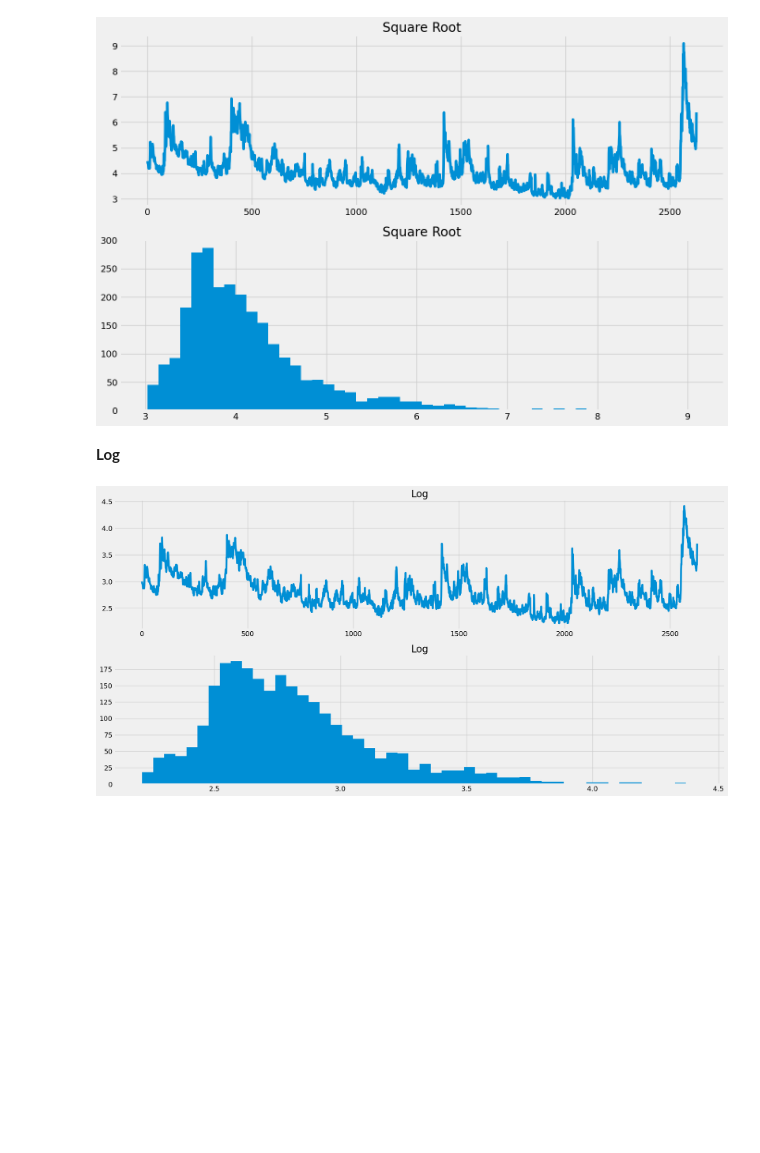
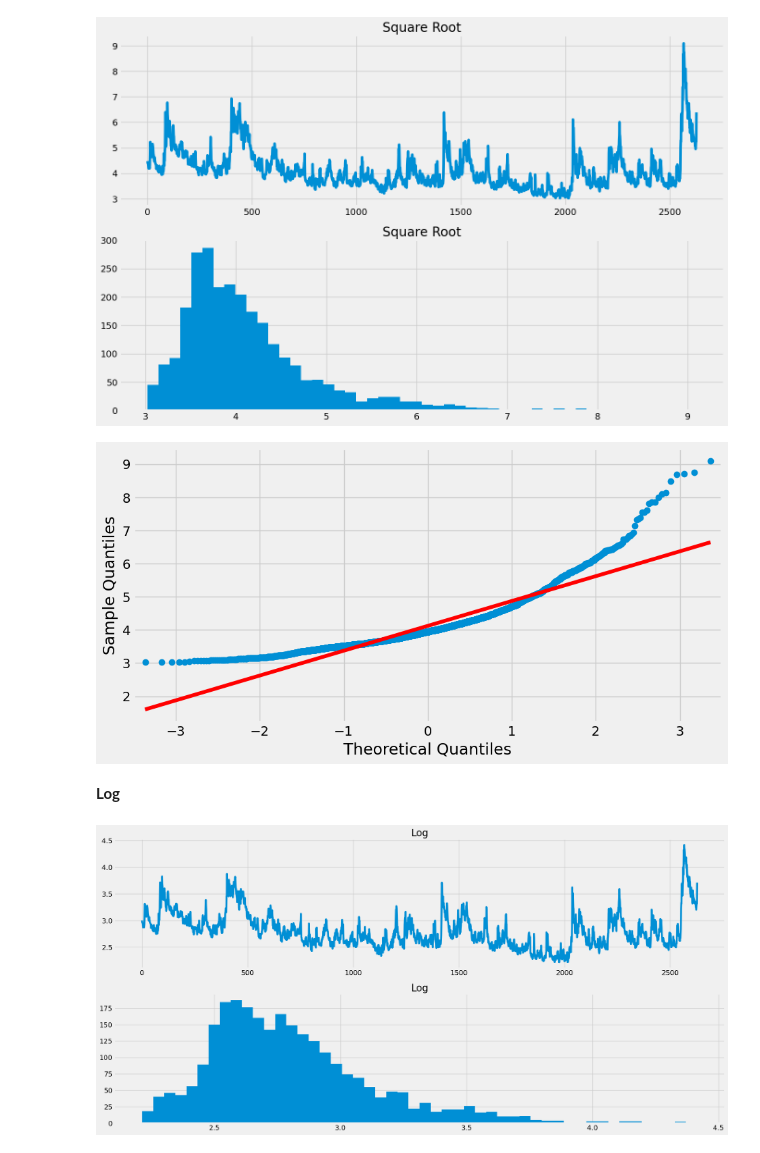
Before and after one commit to mikedshadow/Capstone-3, a Jupyter notebook: Notebooks/Wrangle-2.ipynb, the cells around one changed output. Saved outputs shown, nothing was run; the diff lists cells and outputs as text; code cells hidden in the pictures; blank space fills up the shorter version.

```diff
--- a/Notebooks/Wrangle-2.ipynb
+++ b/Notebooks/Wrangle-2.ipynb
@@ -146,8 +170,14 @@ plt.hist(dataframe['CLOSE'],bins=50)
 plt.show()
 # %% [output]
 [figure]
-# %% [markdown]
-**Log**
+# %%
+#See if it is normally distributed
+qqplot(dataframe['CLOSE'], line='s')
+plt.show()
+# %% [output]
+[figure, added]
+# %% [markdown]
+**Log**
 # %%
 dataframe = pd.DataFrame(df['CLOSE'].values)
 dataframe.columns = ['CLOSE']
```
Also changed, not shown: parts of 12 cells of this notebook, 9 other files.
